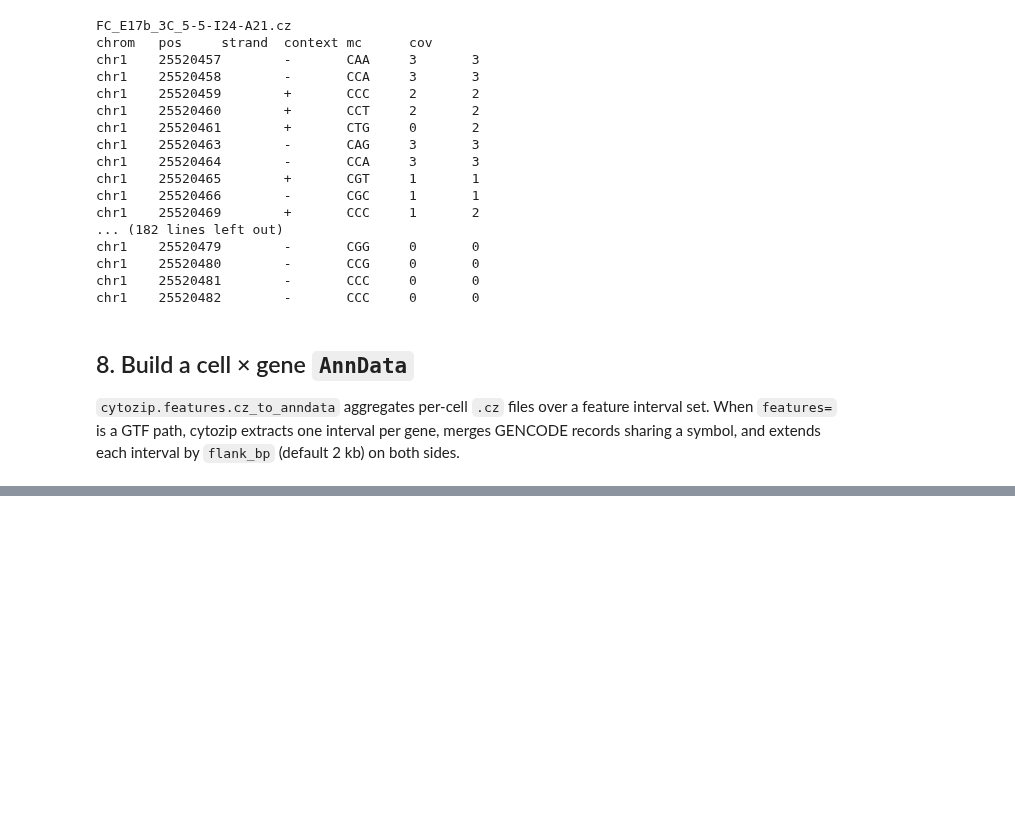
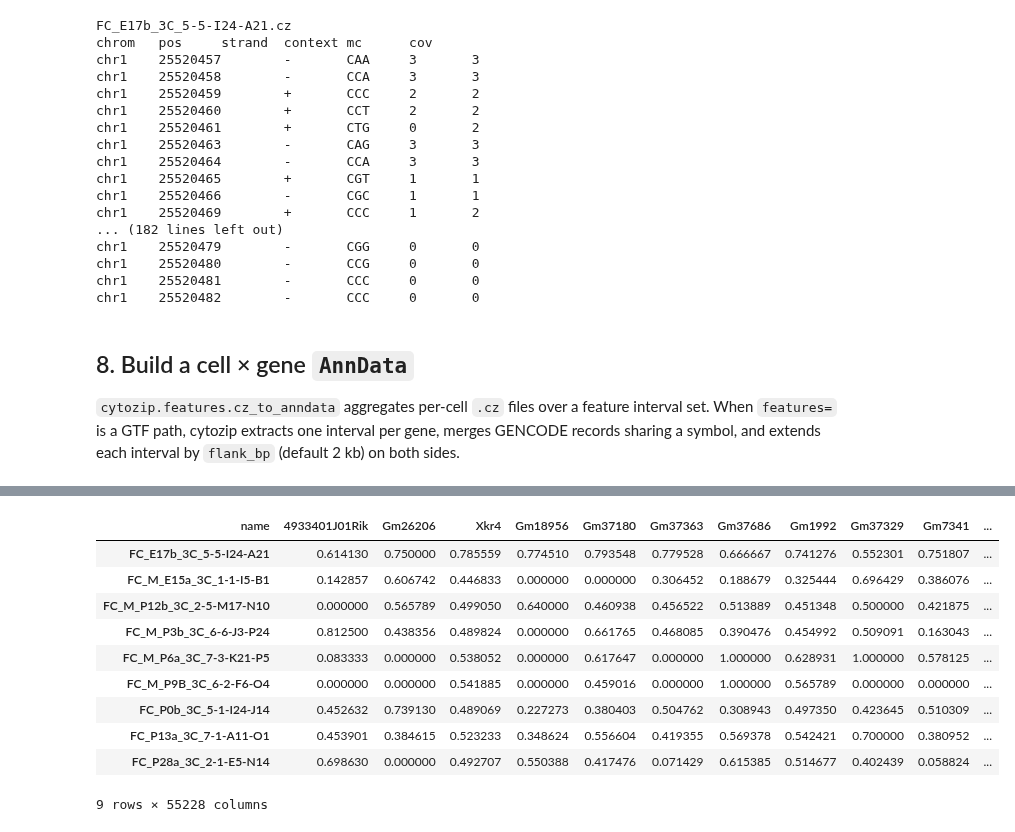
Before and after one commit to DingWB/cytozip, a Jupyter notebook: notebooks/2.dnam.ipynb, the cells around one changed output, grey strips where cells are left out. Cells and saved outputs as stored; diff of their text form; code cells hidden in the pictures; blank space fills up the shorter version.

```diff
--- a/notebooks/2.dnam.ipynb
+++ b/notebooks/2.dnam.ipynb
@@ -499,0 +486,4 @@ wrote output/bg_gene.h5ad
+# %%
+import anndata
+adata=anndata.read_h5ad("output/allcells.h5ad")
+adata
@@ -499,0 +526,14 @@ wrote output/bg_gene.h5ad
+# %%
+adata.to_df()
+# %% [output]
+| name | 4933401J01Rik | Gm26206 | Xkr4 | Gm18956 | Gm37180 | Gm37363 | Gm37686 | Gm1992 | Gm37329 | Gm7341 | ... |
+| FC_E17b_3C_5-5-I24-A21 | 0.614130 | 0.750000 | 0.785559 | 0.774510 | 0.793548 | 0.779528 | 0.666667 | 0.741276 | 0.552301 | 0.751807 | ... |
+| FC_M_E15a_3C_1-1-I5-B1 | 0.142857 | 0.606742 | 0.446833 | 0.000000 | 0.000000 | 0.306452 | 0.188679 | 0.325444 | 0.696429 | 0.386076 | ... |
+| FC_M_P12b_3C_2-5-M17-N10 | 0.000000 | 0.565789 | 0.499050 | 0.640000 | 0.460938 | 0.456522 | 0.513889 | 0.451348 | 0.500000 | 0.421875 | ... |
+| FC_M_P3b_3C_6-6-J3-P24 | 0.812500 | 0.438356 | 0.489824 | 0.000000 | 0.661765 | 0.468085 | 0.390476 | 0.454992 | 0.509091 | 0.163043 | ... |
+| FC_M_P6a_3C_7-3-K21-P5 | 0.083333 | 0.000000 | 0.538052 | 0.000000 | 0.617647 | 0.000000 | 1.000000 | 0.628931 | 1.000000 | 0.578125 | ... |
+| FC_M_P9B_3C_6-2-F6-O4 | 0.000000 | 0.000000 | 0.541885 | 0.000000 | 0.459016 | 0.000000 | 1.000000 | 0.565789 | 0.000000 | 0.000000 | ... |
+| FC_P0b_3C_5-1-I24-J14 | 0.452632 | 0.739130 | 0.489069 | 0.227273 | 0.380403 | 0.504762 | 0.308943 | 0.497350 | 0.423645 | 0.510309 | ... |
+| FC_P13a_3C_7-1-A11-O1 | 0.453901 | 0.384615 | 0.523233 | 0.348624 | 0.556604 | 0.419355 | 0.569378 | 0.542421 | 0.700000 | 0.380952 | ... |
+| FC_P28a_3C_2-1-E5-N14 | 0.698630 | 0.000000 | 0.492707 | 0.550388 | 0.417476 | 0.071429 | 0.615385 | 0.514677 | 0.402439 | 0.058824 | ... |
+9 rows × 55228 columns
```
Also changed, not shown: parts of 22 cells of this notebook, 18 other files.
